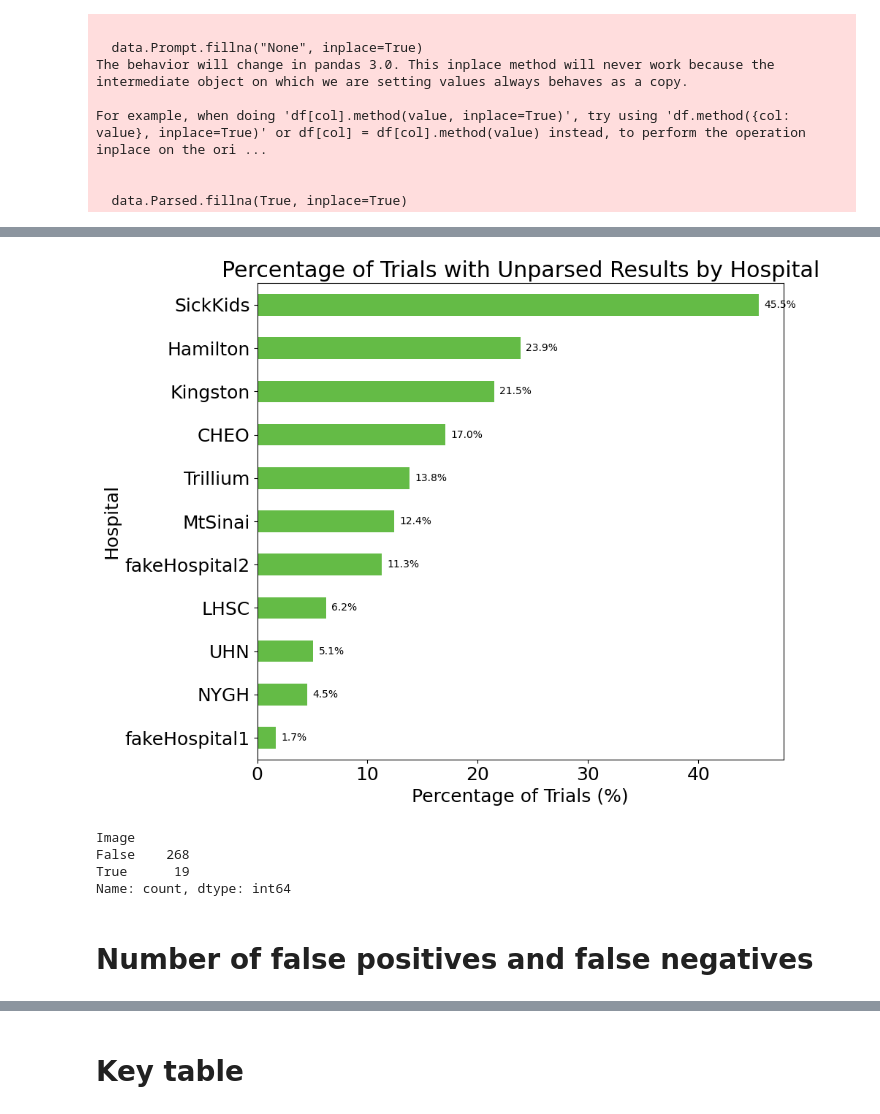
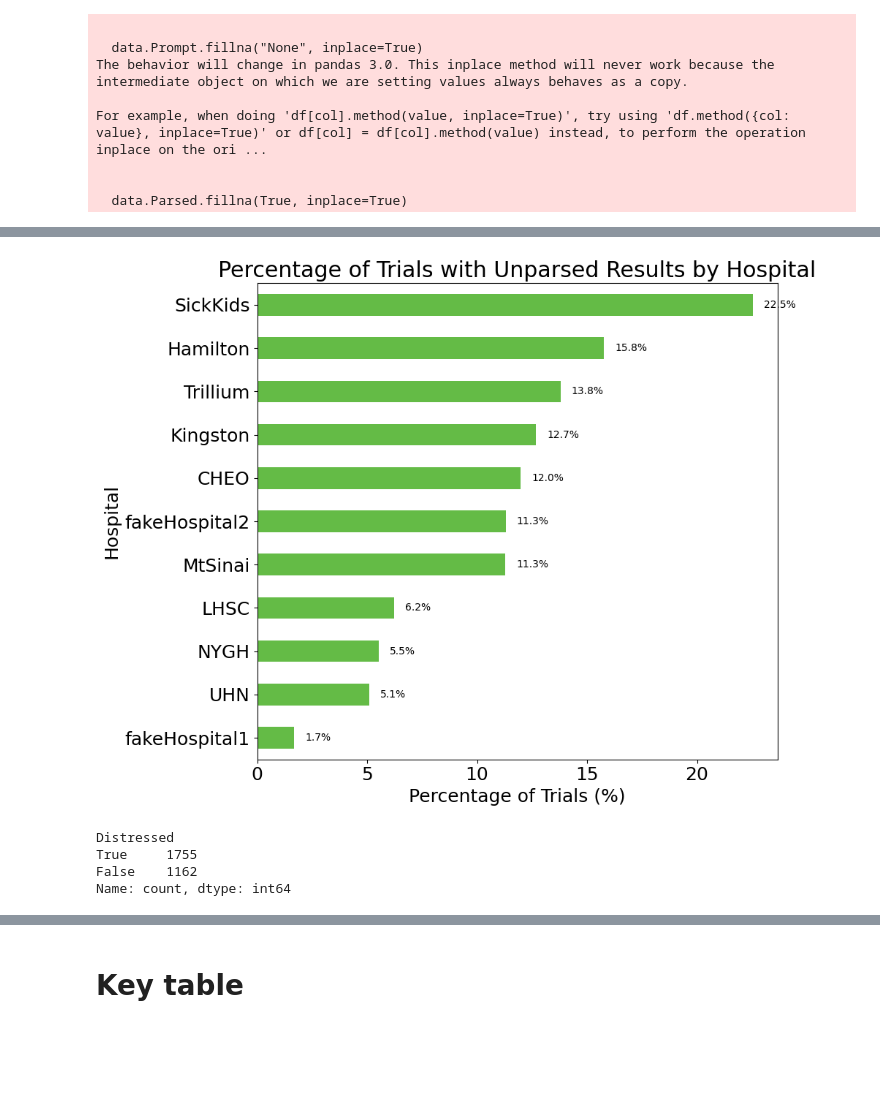
Before and after one commit to AaronYuuu/PDF_benchmarking, a Jupyter notebook: graphs/vis.ipynb, the cells around one changed output, grey strips where cells are left out. Saved outputs shown, nothing was run; the diff lists cells and outputs as text; code cells hidden in the pictures; blank space fills up the shorter version.

Commit message:
graphs

```diff
--- a/graphs/vis.ipynb
+++ b/graphs/vis.ipynb
@@ -3,16 +3,37 @@ import pandas as pd
 from matplotlib import pyplot as plt
 import seaborn as sns
 
-data = pd.read_csv('Hospital.csv')
+data = pd.read_csv('Hospitaltest.csv')
+d = pd.read_csv("Hospital.csv")
+#data.drop_duplicates(inplace=True)
 data.drop(columns=[col for col in data.columns if 'unnamed' in col.lower()], inplace=True)
+#d.drop_duplicates(inplace=True)
+d.drop(columns=[col for col in d.columns if 'unnamed' in col.lower()],  inplace=True)
+data = pd.concat([data, d], ignore_index=True)
 colors = ['#64bb46', "#DDF1D6", "#21520F"]
+#data[data["Parsed"]!=False].drop_duplicates(inplace=True)
 
 data['Image'] = data.LLM.apply(lambda x: True if "image" in x.lower() else False)
 data['Image'] = data['Image'].astype(bool)
-data['LLM'] = data.apply(
-    lambda row: row['LLM'] + " (One-shot)" if row['Prompt'] == "LTNER/GPT-NER" else row['LLM'] + " (Zero-shot)" if row['Prompt'] == "Normal" else row['LLM'],
-    axis=1
-)
+
+# Updated LLM labeling to properly handle GLiNER models as zero-shot
+def label_llm_with_prompt_type(row):
+    llm_name = row['LLM']
+    prompt = row['Prompt']
+
+    # Check if it's a GLiNER model (various naming patterns)
+    if 'GLiNER' in llm_name or 'gliner' in llm_name.lower():
+        return llm_name + " (Zero-shot)"
+    elif prompt == "LTNER/GPT-NER":
+        return llm_name + " (One-shot)"
+    elif prompt == "Normal":
+        return llm_name + " (Zero-shot)"
+    else:
+        return llm_name
+
+data['LLM'] = data.apply(label_llm_with_prompt_type, axis=1)
+#plt.rcParams['font.family'] = 'Calibri'
+#sns.set_theme(font='Calibri')
 # %%
 
 data.Prompt.fillna("None", inplace=True)
@@ -114,33 +128,31 @@ data["Error Rate"] = data["Hospital"]
 # %%
 # Calculate percentage of unparsed results by Hospital
 unparsed_counts_hospital = data.loc[data["Parsed"] == False].Hospital.value_counts()
-total_counts_hospital = data.Hospital.value_counts()
+total_counts_hospital = data.loc[(data["Parsed"] == True) | (data["Parsed"] == False)].Hospital.value_counts()
 unparsed_percentages_hospital = (unparsed_counts_hospital / total_counts_hospital * 100).fillna(0)
 
 # Sort by percentage for better visualization
 unparsed_percentages_hospital = unparsed_percentages_hospital.sort_values(ascending=True)
 
 ax = unparsed_percentages_hospital.plot(kind='barh', color=colors[0], figsize=(10, 8))
 plt.title("Percentage of Trials with Unparsed Results by Hospital")
 plt.xlabel("Percentage of Trials (%)")
 plt.ylabel("Hospital")
 
 # Add percentage labels on bars
 for i, (hospital, percentage) in enumerate(unparsed_percentages_hospital.items()):
     ax.text(percentage + 0.5, i, f'{percentage:.1f}%',
            va='center', ha='left', fontsize=10, color='black')
 
 plt.tight_layout()
 plt.show()
 # %% [output]
-[figure, old version]
+[figure, new version]
 # %%
-unparsed_counts_hospital = data.loc[data["Parsed"] == False].Image.value_counts()
+unparsed_counts_hospital = data.loc[data["Parsed"] == False].Distressed.value_counts()
 unparsed_counts_hospital
 # %% [output]
-Image
-False    268
-True      19
+Distressed
+True     1755
+False    1162
 Name: count, dtype: int64
-# %% [markdown]
-# Number of false positives and false negatives
```
Also changed, not shown: parts of 61 cells of this notebook.
